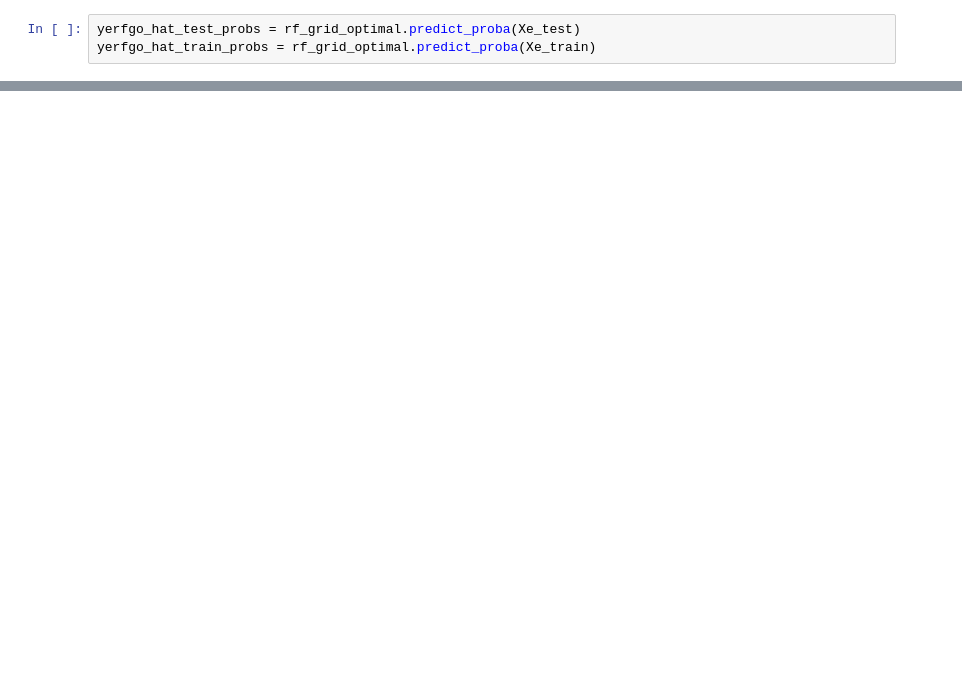
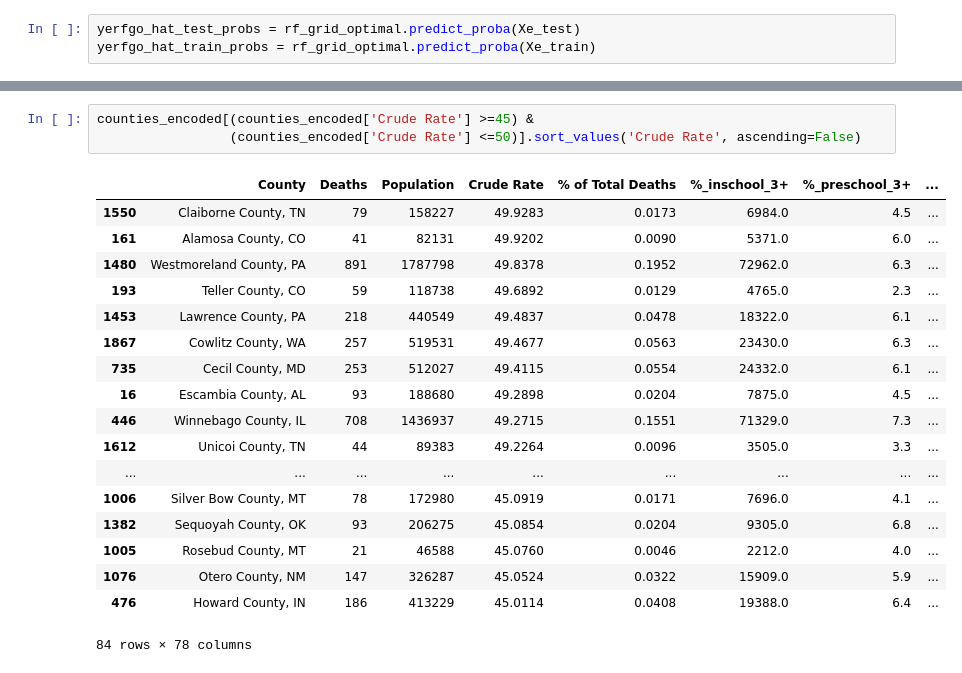
Before and after one commit to MIAISEMAN/mod_3_project, a Jupyter notebook: mia_models.ipynb, the cells around one changed output, grey strips where cells are left out. Cells and saved outputs as stored; diff of their text form; blank space fills up the shorter version.

```diff
--- a/mia_models.ipynb
+++ b/mia_models.ipynb
@@ -992,0 +1008,22 @@ Mean Cross Validation ROC/AUC Score: 67.46%
+# %%
+counties_encoded[(counties_encoded['Crude Rate'] >=45) &
+                 (counties_encoded['Crude Rate'] <=50)].sort_values('Crude Rate', ascending=False)
+# %% [output]
+|  | County | Deaths | Population | Crude Rate | % of Total Deaths | %_inschool_3+ | %_preschool_3+ | ... |
+| 1550 | Claiborne County, TN | 79 | 158227 | 49.9283 | 0.0173 | 6984.0 | 4.5 | ... |
+| 161 | Alamosa County, CO | 41 | 82131 | 49.9202 | 0.0090 | 5371.0 | 6.0 | ... |
+| 1480 | Westmoreland County, PA | 891 | 1787798 | 49.8378 | 0.1952 | 72962.0 | 6.3 | ... |
+| 193 | Teller County, CO | 59 | 118738 | 49.6892 | 0.0129 | 4765.0 | 2.3 | ... |
+| 1453 | Lawrence County, PA | 218 | 440549 | 49.4837 | 0.0478 | 18322.0 | 6.1 | ... |
+| 1867 | Cowlitz County, WA | 257 | 519531 | 49.4677 | 0.0563 | 23430.0 | 6.3 | ... |
+| 735 | Cecil County, MD | 253 | 512027 | 49.4115 | 0.0554 | 24332.0 | 6.1 | ... |
+| 16 | Escambia County, AL | 93 | 188680 | 49.2898 | 0.0204 | 7875.0 | 4.5 | ... |
+| 446 | Winnebago County, IL | 708 | 1436937 | 49.2715 | 0.1551 | 71329.0 | 7.3 | ... |
+| 1612 | Unicoi County, TN | 44 | 89383 | 49.2264 | 0.0096 | 3505.0 | 3.3 | ... |
+| ... | ... | ... | ... | ... | ... | ... | ... | ... |
+| 1006 | Silver Bow County, MT | 78 | 172980 | 45.0919 | 0.0171 | 7696.0 | 4.1 | ... |
+| 1382 | Sequoyah County, OK | 93 | 206275 | 45.0854 | 0.0204 | 9305.0 | 6.8 | ... |
+| 1005 | Rosebud County, MT | 21 | 46588 | 45.0760 | 0.0046 | 2212.0 | 4.0 | ... |
+| 1076 | Otero County, NM | 147 | 326287 | 45.0524 | 0.0322 | 15909.0 | 5.9 | ... |
+| 476 | Howard County, IN | 186 | 413229 | 45.0114 | 0.0408 | 19388.0 | 6.4 | ... |
+84 rows × 78 columns
```
Also changed, not shown: parts of 29 cells of this notebook.
